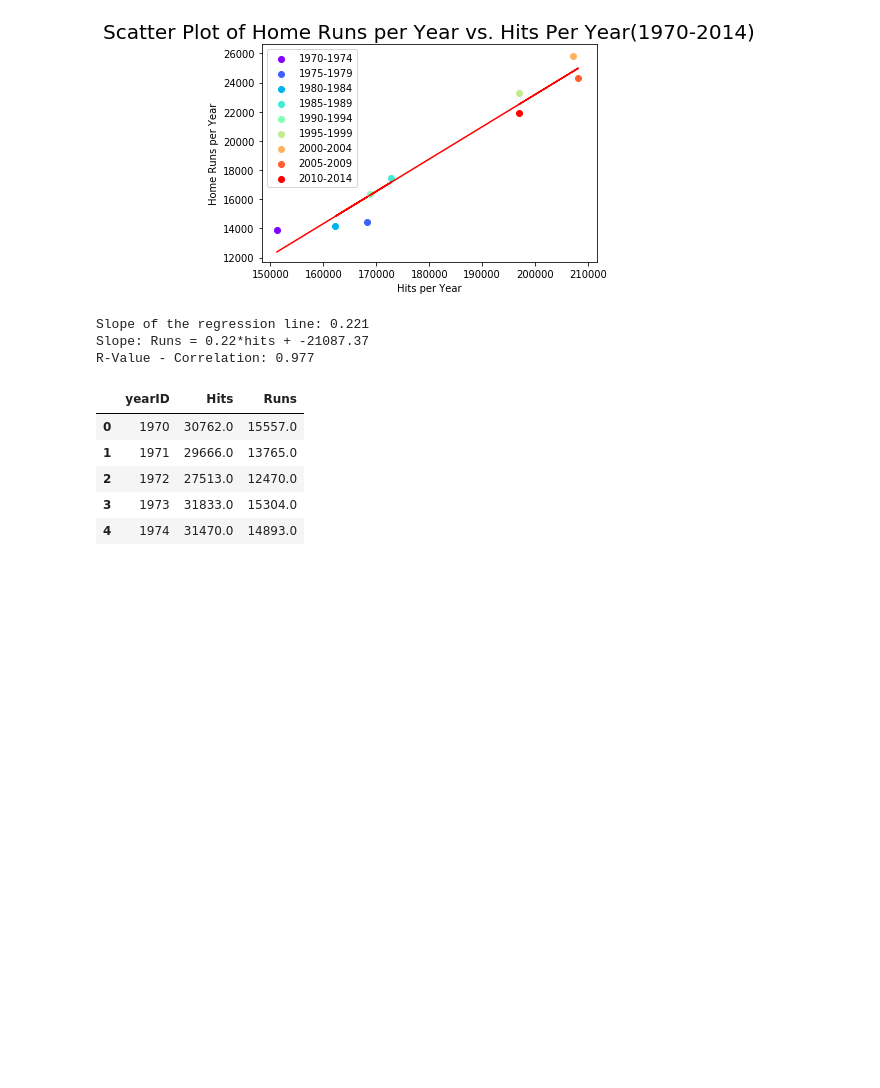
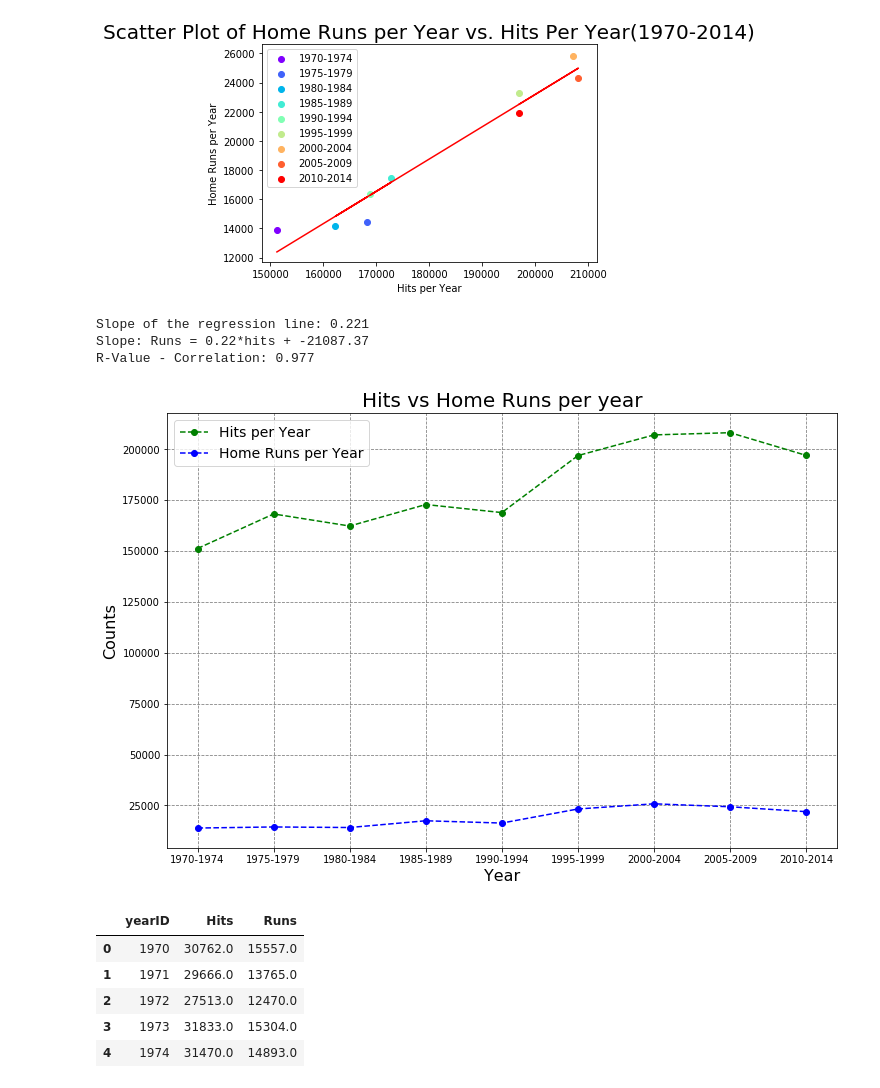
Before and after one commit to sjeter1016/Baseball_Stats, a Jupyter notebook: Baseball_Stats_Filtered_HR_H_Comparison.ipynb, the cells around one changed output. Drawn from its saved outputs; the diff is of its cells as text; code cells hidden in the pictures; blank space fills up the shorter version.

Commit message:
updating_line_graph

```diff
--- a/Baseball_Stats_Filtered_HR_H_Comparison.ipynb
+++ b/Baseball_Stats_Filtered_HR_H_Comparison.ipynb
@@ -183,6 +183,31 @@ R-Value - Correlation: 0.977
 #Group by years - get the sum of hits, at bats
 hits_sum = revised_df.groupby('yearID').sum()['H']
 runs_sum = revised_df.groupby('yearID').sum()['R']
+# %%
+#plot hits and bats over time
+
+plt.figure(figsize=(12,8))
+plt.plot(year_grouped.index, year_grouped['Hits'], color='green', linestyle='--', marker='o', label='Hits per Year')
+plt.plot(year_grouped.index, year_grouped['Home Runs'], color='blue', linestyle='--', marker='o', label='Home Runs per Year')
+
+
+
+#Add labels
+plt.xlabel('Year',fontsize=16)
+plt.ylabel('Counts',fontsize=16)
+plt.title('Hits vs Home Runs per year', fontsize=20)
+plt.legend(loc='best', fontsize=14)
+
+# Add gridlines and set the axis limits
+plt.grid(b=True, which='major', color='gray', linestyle='--')
+
+
+
+#Show the plot
+
+plt.show()
+# %% [output]
+[figure, added]
 # %%
 baseball_stats = pd.DataFrame({
     'Hits': hits_sum,
```
